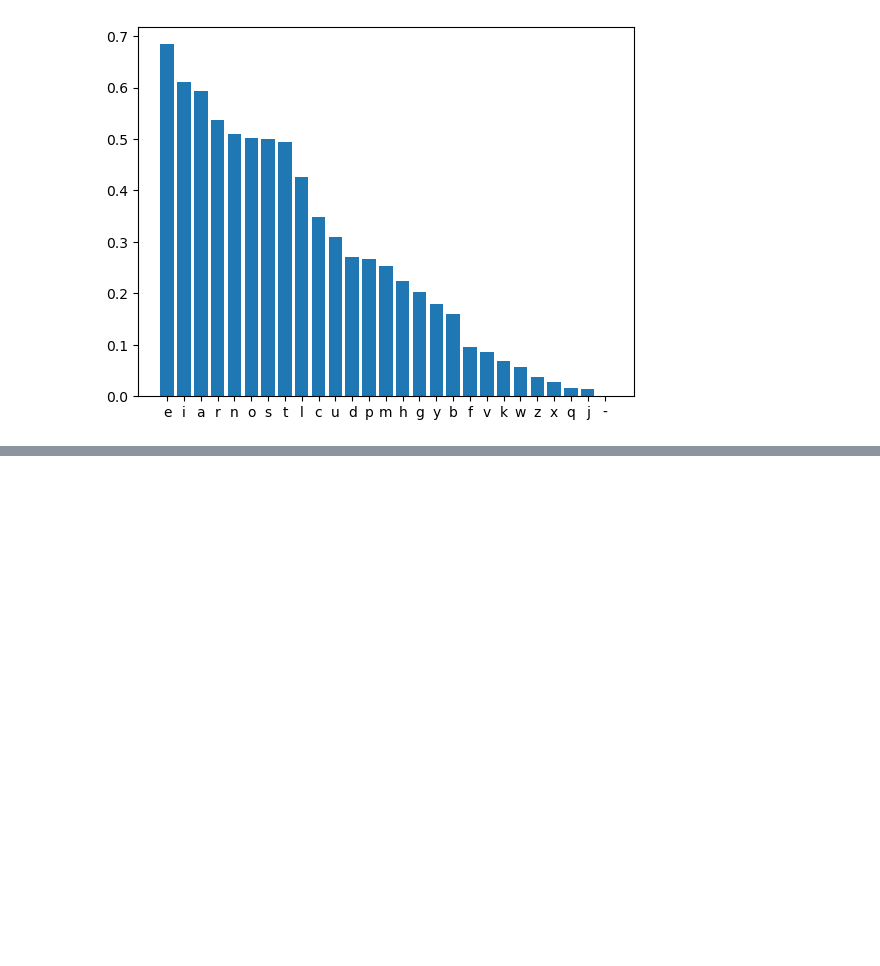
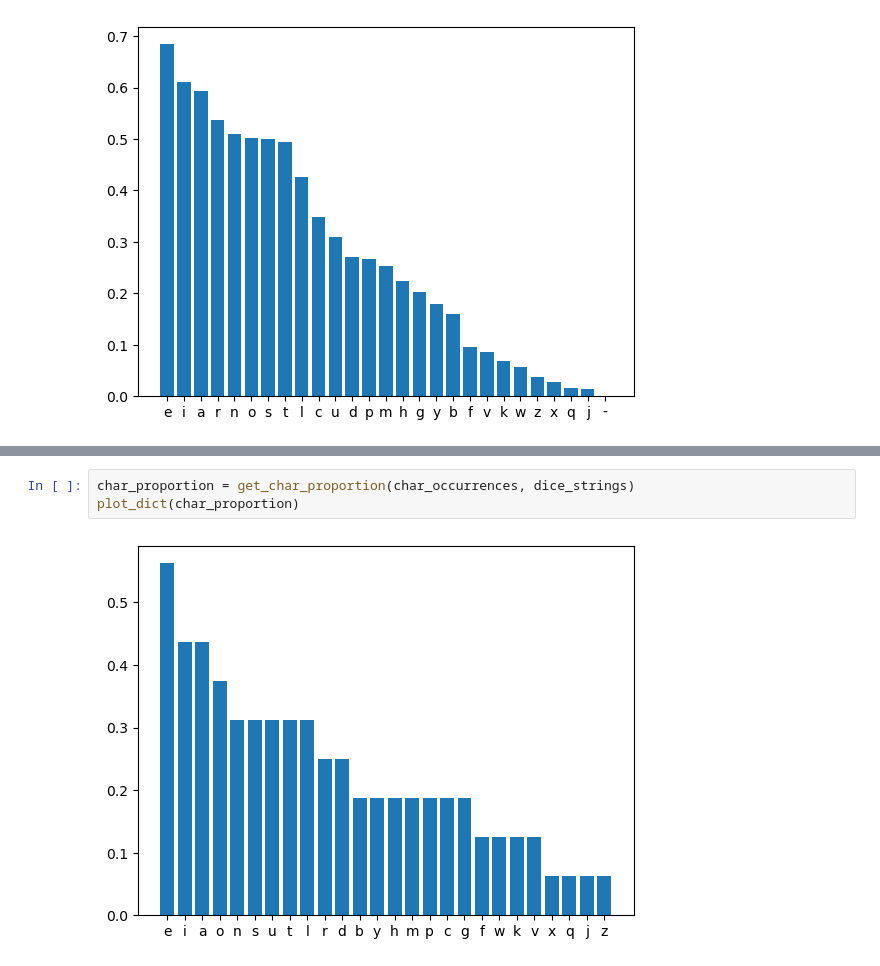
Before and after one commit to nitram-v/boggle-project, a Jupyter notebook: character_statistics.ipynb, the cells around one changed output, grey strips where cells are left out. Saved outputs shown, nothing was run; the diff lists cells and outputs as text; blank space fills up the shorter version.

```diff
--- a/character_statistics.ipynb
+++ b/character_statistics.ipynb
@@ -82,0 +109,5 @@ plot_dict(char_proportion)
+# %%
+char_proportion = get_char_proportion(char_occurrences, dice_strings)
+plot_dict(char_proportion)
+# %% [output]
+[figure, added]
```
Also changed, not shown: parts of 2 cells of this notebook.
